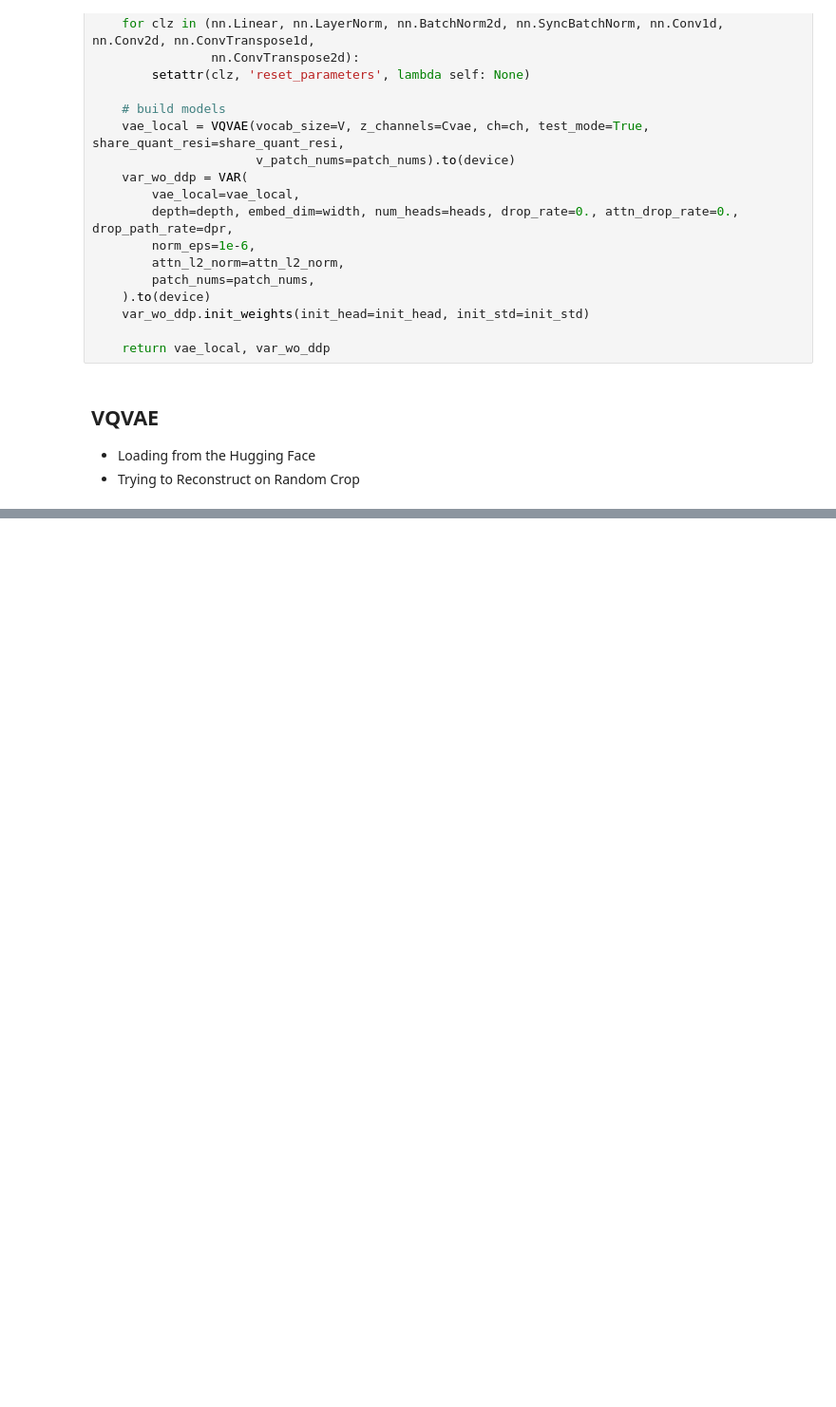
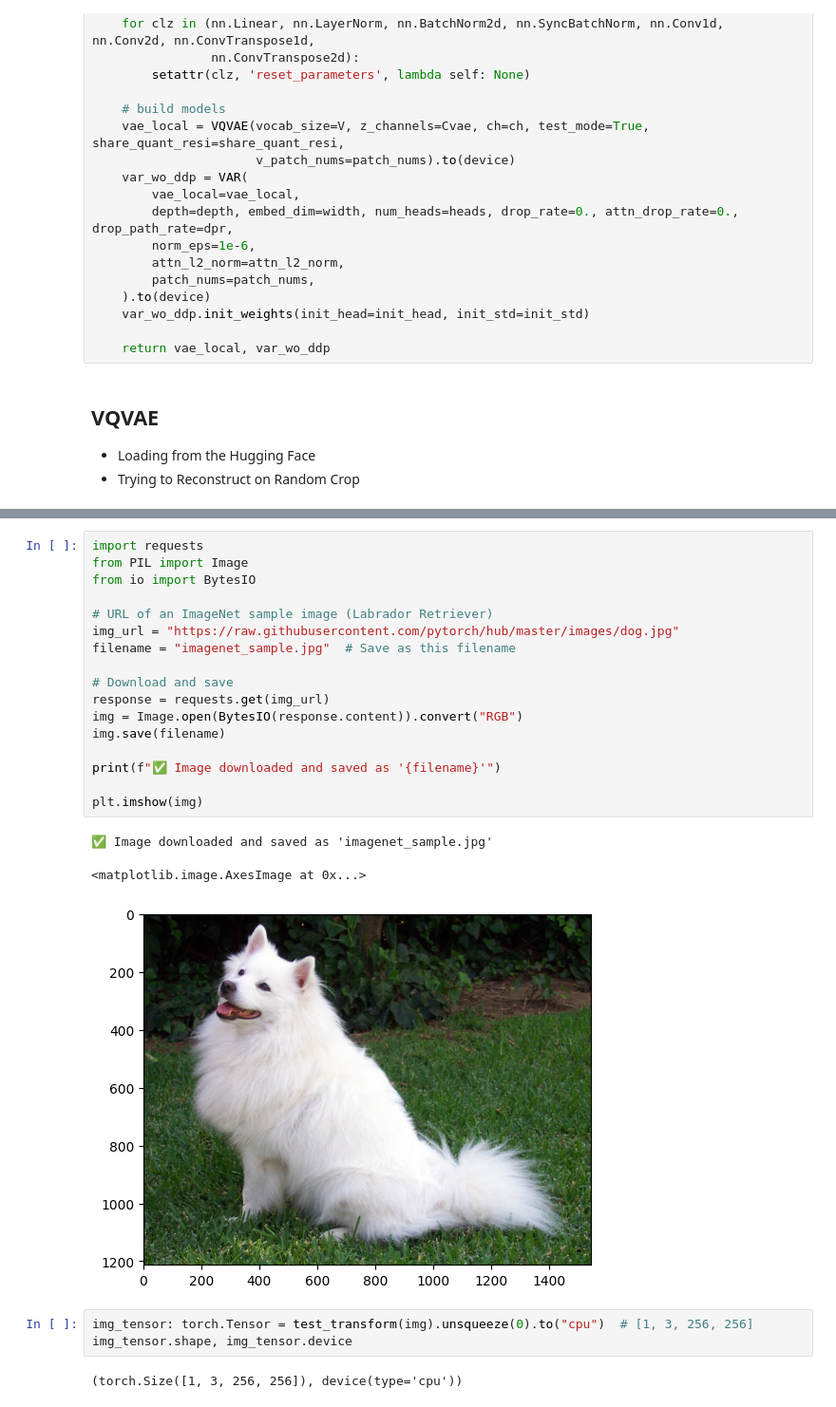
Before and after one commit to Isaac7777-cpu/comp4528-mini-project, a Jupyter notebook: SinVAR/SinVAR_training.ipynb, the cells around one changed output, grey strips where cells are left out. Shown at 95% size. Saved outputs shown, nothing was run; the diff lists cells and outputs as text; blank space fills up the shorter version.

```diff
--- a/SinVAR/SinVAR_training.ipynb
+++ b/SinVAR/SinVAR_training.ipynb
@@ -106,0 +272,26 @@ Saving to: ‘vae_ch160v4096z32.pth’
+# %%
+import requests
+from PIL import Image
+from io import BytesIO
+
+# URL of an ImageNet sample image (Labrador Retriever)
+img_url = "https://raw.githubusercontent.com/pytorch/hub/master/images/dog.jpg"
+filename = "imagenet_sample.jpg"  # Save as this filename
+
+# Download and save
+response = requests.get(img_url)
+img = Image.open(BytesIO(response.content)).convert("RGB")
+img.save(filename)
+
+print(f"✅ Image downloaded and saved as '{filename}'")
+
+plt.imshow(img)
+# %% [output]
+✅ Image downloaded and saved as 'imagenet_sample.jpg'
+<matplotlib.image.AxesImage at 0x...>
+[figure, added]
+# %%
+img_tensor: torch.Tensor = test_transform(img).unsqueeze(0).to("cpu")  # [1, 3, 256, 256]
+img_tensor.shape, img_tensor.device
+# %% [output]
+(torch.Size([1, 3, 256, 256]), device(type='cpu'))
```
Also changed, not shown: parts of 17 cells of this notebook, 4 other files.
